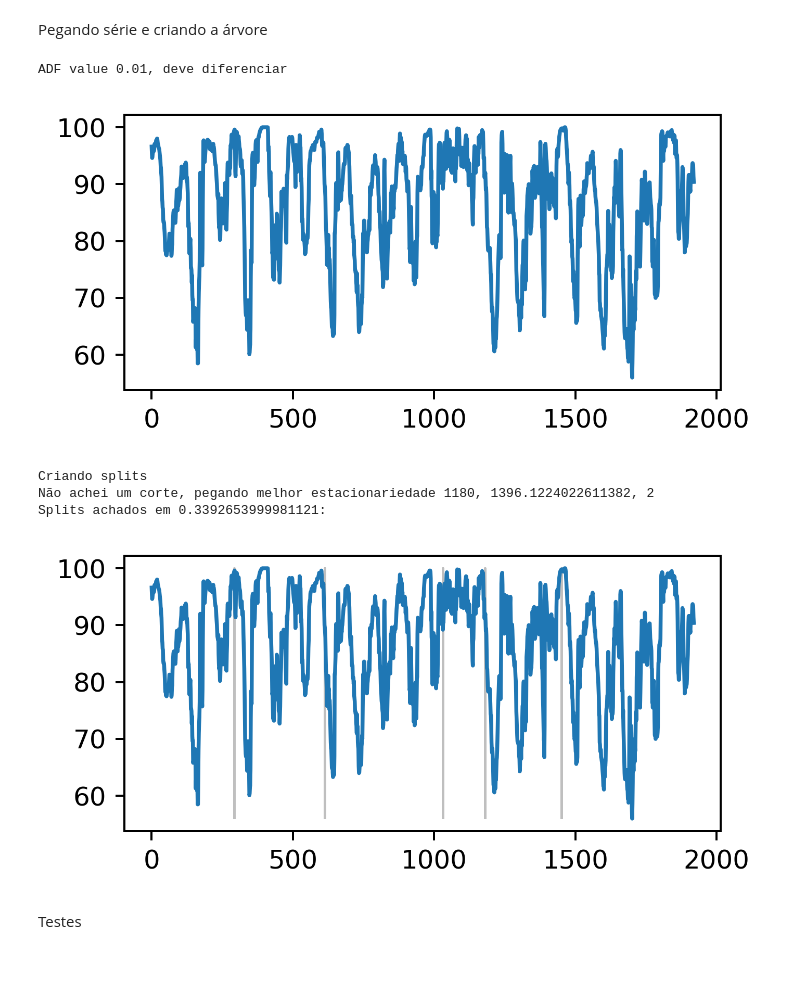
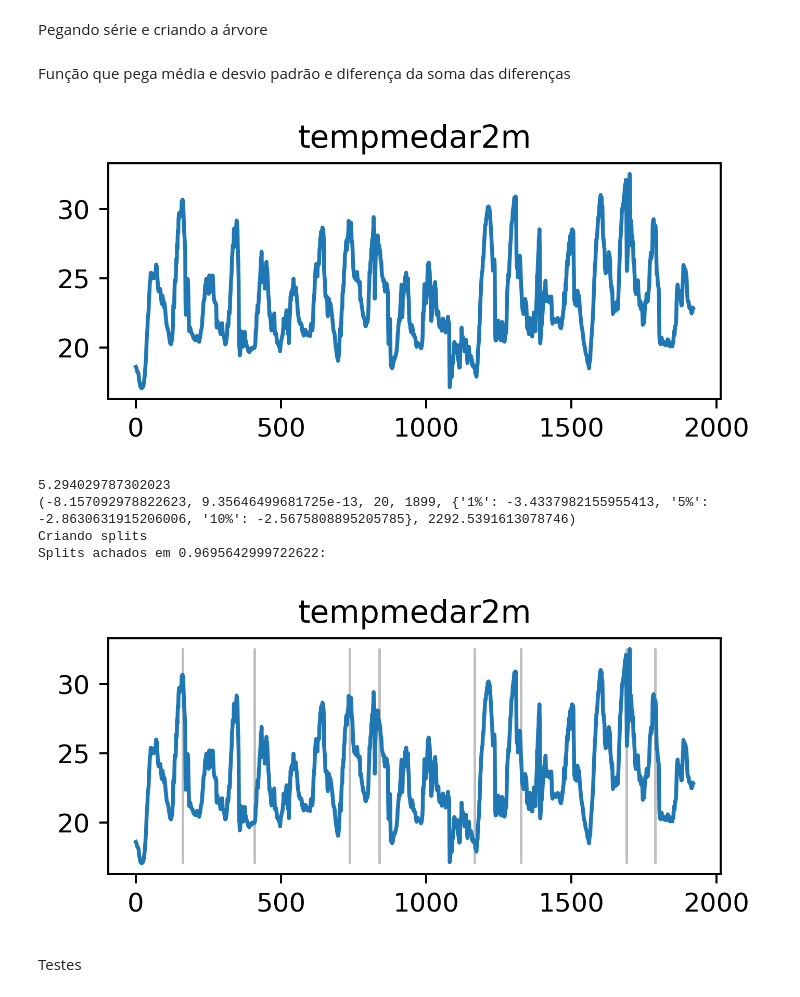
Before and after one commit to BobVitorBob/XTSTree, a Jupyter notebook: XTSTree.ipynb, the cells around one changed output. Cells and saved outputs as stored; diff of their text form; code cells hidden in the pictures; blank space fills up the shorter version.

Commit message:
Updating page hinkley, adftest and tests

```diff
--- a/XTSTree.ipynb
+++ b/XTSTree.ipynb
@@ -96,7 +106,7 @@ XTSTree Base
 # %%
 from collections.abc import Iterable
 from typing import Callable, Optional, Tuple, List
-from pmdarima.arima import ADFTest
+from statsmodels.tsa.stattools import adfuller
 
 class XTSTree:
 
@@ -117,7 +127,8 @@ class XTSTree:
     return (self.stop_val - 1) - depth
 
   def _adf_stop_condition(self, series: Iterable, depth=0):
-    return ADFTest(self.stop_val).should_diff(series)[1]
+    adf_test = adfuller(series)
+    return adf_test[1] - self.stop_val
 
   # Cria a árvore e acha os splits para uma série
   def create_splits(self, series: Iterable):
@@ -126,14 +137,13 @@ class XTSTree:
 
   # Função recursiva para encontrar os nós e criar a árvore
   def _recursive_tree(self, series: Iterable, params: dict, curr_depth=0):
-    if self.stop_func(series, curr_depth):
+    if self.stop_func(series, curr_depth) > 0 or len(series) < (self.min_dist * 2):
       return None
     # Achando a posição de corte e pegando os parâmetros da função de corte
     # Isso permite que a função de corte altere os parâmetros pra chamada dos próximos nós para otimizar os cortes
     cut_pos, params = self._find_cut(series=series, params=params)
 
     node = TreeNode(cut_pos)
-
     # Se achou uma posição de corte, corta a série e procura na esquerda e na direita
     if cut_pos >= 0:
       node.left = self._recursive_tree(series[:cut_pos], params=params, curr_depth=curr_depth+1)
@@ -172,7 +182,7 @@ class XTSTree:
 # %% [markdown]
 Separadores - XTSTree
 # %%
-from skmultiflow.drift_detection import PageHinkley
+from river.drift import PageHinkley
 
 class XTSTreePageHinkley(XTSTree):
 
@@ -187,7 +197,6 @@ class XTSTreePageHinkley(XTSTree):
     # Faz uma cópia dos parâmetros porque vai retornar uma cópia dos parâmetros alterados
     # A cópia é feita dentro da função de corte porque pode não precisar alterar os parâmetros dependendo do método de corte
     params = dict(params)
-
     # Threshold mínimo sempre é 0, máximo deve começar com -1 mas idealmente é alterado para otimizar a busca
     threshold = params['threshold']
     min_threshold = 0
@@ -198,8 +207,8 @@ class XTSTreePageHinkley(XTSTree):
       ph = PageHinkley(min_instances=self.min_dist, delta=self.delta, threshold=threshold)
       cut_pos = []
       for i, val in enumerate(series[:-self.min_dist]):
-        ph.add_element(val)
-        if ph.detected_change():
+        ph.update(val)
+        if ph.drift_detected:
           cut_pos.append(i)
           # Se detectou mais de um corte, então tem que aumentar o threshold
           if len(cut_pos) > 1:
@@ -229,13 +238,13 @@ class XTSTreePageHinkley(XTSTree):
       ph = PageHinkley(min_instances=self.min_dist, delta=self.delta, threshold=min_threshold)
       cut_pos = []
       for i, val in enumerate(series[:-self.min_dist]):
-        ph.add_element(val)
-        if ph.detected_change():
+        ph.update(val)
+        if ph.drift_detected:
           cut_pos.append(i)
 
 
     # Se estourar o máximo de iterações, escolhe o ponto que gera mais estacionariedade
-    print(f'Não achei um corte, pegando melhor estacionariedade {len(series)}, {threshold}, {n_cuts}')
+    print(f'Não achei um corte, pegando melhor {len(series)}, {threshold}, {n_cuts}')
     max_stat = -1
     final_cut = -1
     for pos in cut_pos:
@@ -253,3 +262,5 @@ from warnings import simplefilter
 def clear_warns():
 	simplefilter("ignore", category=RuntimeWarning)
 	simplefilter("ignore", category=UserWarning)
+# %% [markdown]
+Função que pega média e desvio padrão e diferença da soma das diferenças
@@ -256,40 +273,44 @@ def clear_warns():
 # %%
-# series_path = '/content/drive/MyDrive/IDR-PR/Dados/por estacao/23025122/export_automaticas_23025122_umidrelmed2m.csv'
-series_path = '../Dados/por estacao/23025122/export_automaticas_23025122_umidrelmed2m.csv'
+from statsmodels.tsa.stattools import adfuller
+# series_path = '/content/drive/MyDrive/IDR-PR/Dados/por estacao/23025122/export_automaticas_23025122_tempsolocm40cm.csv'
+feature = 'tempmedar2m'
+# ventodir10m
+series_path = f'../../../Dados/por estacao/23025122/export_automaticas_23025122_{feature}.csv'
 clear_warns()
 
 series_len = 20 * 96
 
 series = pd.read_csv(series_path, nrows=series_len)
 
 date_dict = {}
 for i, date in enumerate(series.groupby(['date'])):
   date_dict[date[0]] = i
 
 series['date'] = [date_dict[date] for date in series['date'].to_list()]
 series['hour'] = [(int(int(h.split(':')[1])/15) + int(h.split(':')[0]) * 4) * 15 for h in series['hour'].to_list()]
-series['umidrelmed2m'] = series['umidrelmed2m'].where(np.isfinite, series['umidrelmed2m'].shift(fill_value=0))
-
+series[feature] = series[feature].where(np.isfinite, series[feature].shift(fill_value=0))
 
 adf = 0.05
 
-print(f'ADF value {ADFTest(adf).should_diff(series["umidrelmed2m"])[0]}, {"não " if ADFTest(adf).should_diff(series["umidrelmed2m"])[1] else ""}deve diferenciar')
-plot(series['umidrelmed2m'])
+plot(series[feature], title=feature)
+adf_test = adfuller(series[feature])
+print(adf_test[4][f'{int(adf*100)}%'] - adf_test[0])
+print(adf_test)
 print('Criando splits')
 
 t = time.perf_counter()
-xtstree = XTSTreePageHinkley(stop_condition='adf', stop_val=adf, min_dist=30, max_iter=100)
+xtstree = XTSTreePageHinkley(stop_condition='adf', stop_val=adf, min_dist=100, max_iter=100)
 series.head()
-xtstree.create_splits(series['umidrelmed2m'])
+xtstree.create_splits(series[feature])
 print(f'Splits achados em {time.perf_counter() - t}: ')
-plot(series['umidrelmed2m'], divisions=xtstree.cut_points())
+plot(series[feature], divisions=xtstree.cut_points(), title=feature)
 # %% [output]
+[figure, new version]
-ADF value 0.01, deve diferenciar
+5.294029787302023
+(-8.157092978822623, 9.35646499681725e-13, 20, 1899, {'1%': -3.4337982155955413, '5%': -2.8630631915206006, '10%': -2.5675808895205785}, 2292.5391613078746)
+Criando splits
+Splits achados em 0.9695642999722622:
-[figure, old version]
-Criando splits
-Não achei um corte, pegando melhor estacionariedade 1180, 1396.1224022611382, 2
-Splits achados em 0.3392653999981121:
-[figure, old version]
+[figure, new version]
 # %% [markdown]
 Testes
 # %% [markdown]
```
Also changed, not shown: parts of 11 cells of this notebook.
